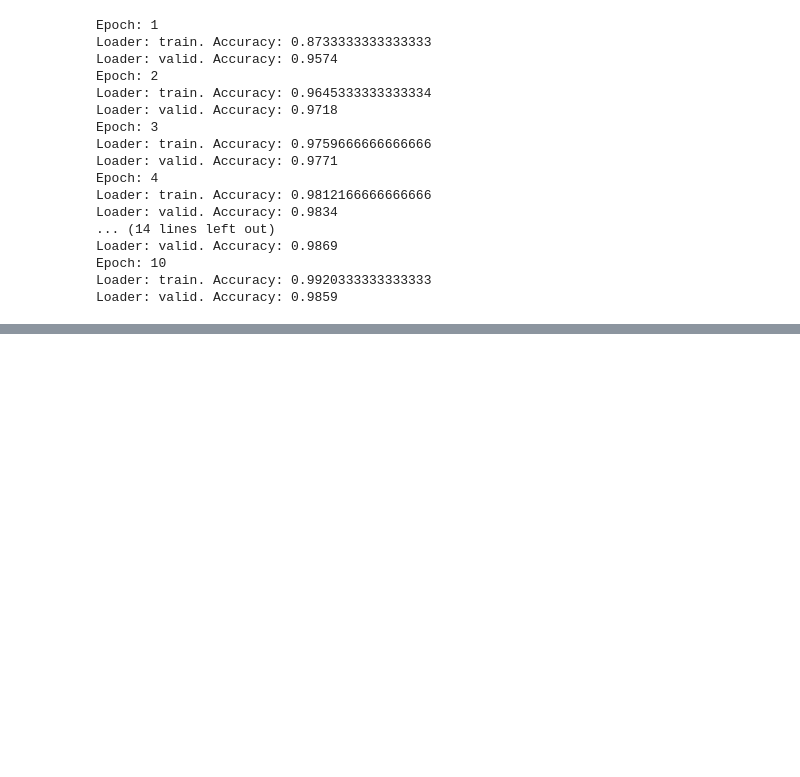
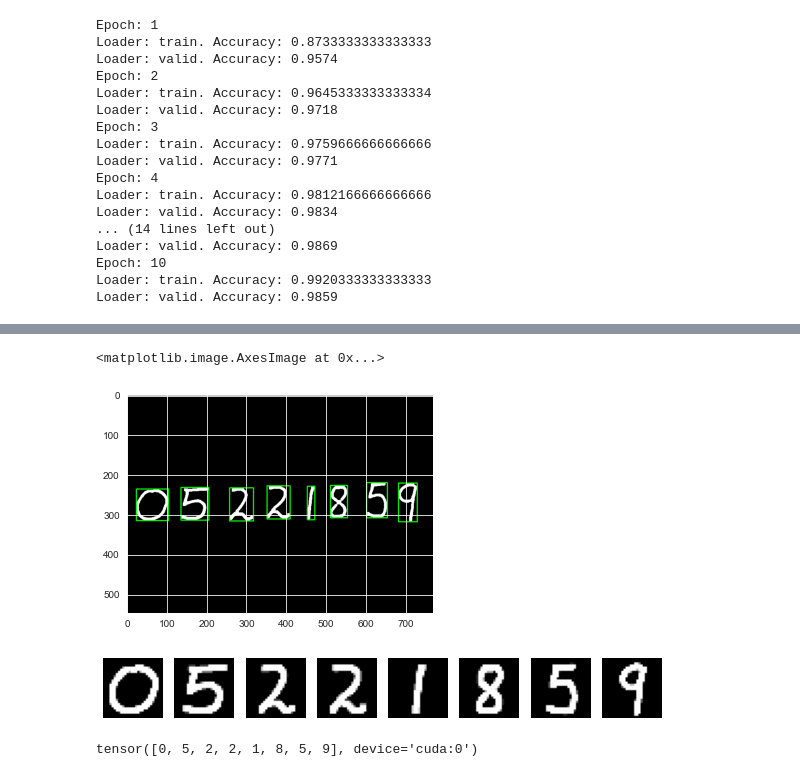
Before and after one commit to threeteck/ML.ITIS, a Jupyter notebook: 9.ipynb, the cells around one changed output, grey strips where cells are left out. Saved outputs shown, nothing was run; the diff lists cells and outputs as text; code cells hidden in the pictures; blank space fills up the shorter version.

```diff
--- a/9.ipynb
+++ b/9.ipynb
@@ -282,0 +182,26 @@ def predict(model_cls, model_loc, img, device="cpu"):
+# %%
+# Define a function to return all bounding boxes of digits
+def get_bounding_boxes(img):
+    contours, _ = cv2.findContours(img, cv2.RETR_EXTERNAL, cv2.CHAIN_APPROX_SIMPLE)
+    bounding_boxes = []
+    for contour in contours:
+        x, y, w, h = cv2.boundingRect(contour)
+        bounding_boxes.append((x, y, w, h))
+
+    # Sort bounding boxes from left to right
+    bounding_boxes = sorted(bounding_boxes, key=lambda x: x[0])
+    return bounding_boxes
+
+def draw_bounding_boxes(img, bounding_boxes):
+    for x, y, w, h in bounding_boxes:
+        cv2.rectangle(img, (x, y), (x+w, y+h), (0, 255, 0), 2)
+    return img
+# %%
+bounding_boxes = get_bounding_boxes(img)
+img_with_bbox = img.copy()
+img_with_bbox = cv2.cvtColor(img_with_bbox, cv2.COLOR_GRAY2BGR)
+img_with_bbox = draw_bounding_boxes(img_with_bbox, bounding_boxes)
+plt.imshow(img_with_bbox)
+# %% [output]
+<matplotlib.image.AxesImage at 0x...>
+[figure, added]
@@ -282,0 +229,9 @@ def predict(model_cls, model_loc, img, device="cpu"):
+# %%
+digits = extract_digits(img, bounding_boxes)
+plt.figure(figsize=(10, 10))
+for i, digit in enumerate(digits):
+    plt.subplot(1, len(digits), i+1)
+    plt.axis("off")
+    plt.imshow(digit, cmap="gray")
+# %% [output]
+[figure, added]
@@ -282,0 +244,6 @@ def predict(model_cls, model_loc, img, device="cpu"):
+# %%
+digits_tensor = torch.tensor(digits).unsqueeze(1).float().to(device)
+preds = predict_digits(digits_tensor, model_cls)
+print(preds)
+# %% [output]
+tensor([0, 5, 2, 2, 1, 8, 5, 9], device='cuda:0')
```
Also changed, not shown: parts of 28 cells of this notebook, 2 other files.
